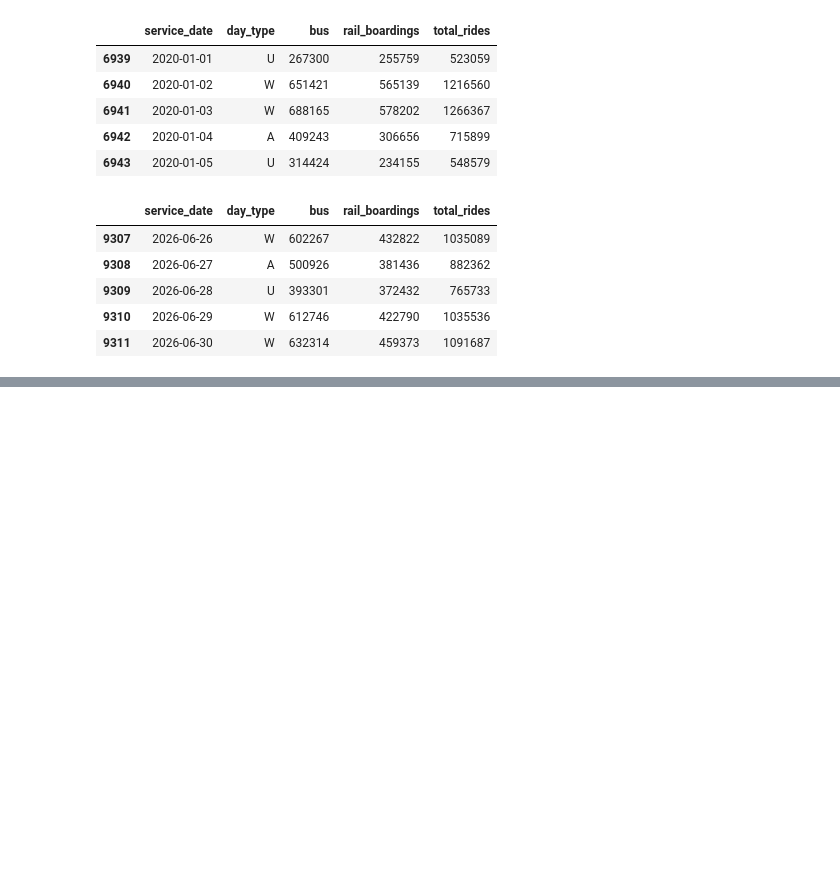
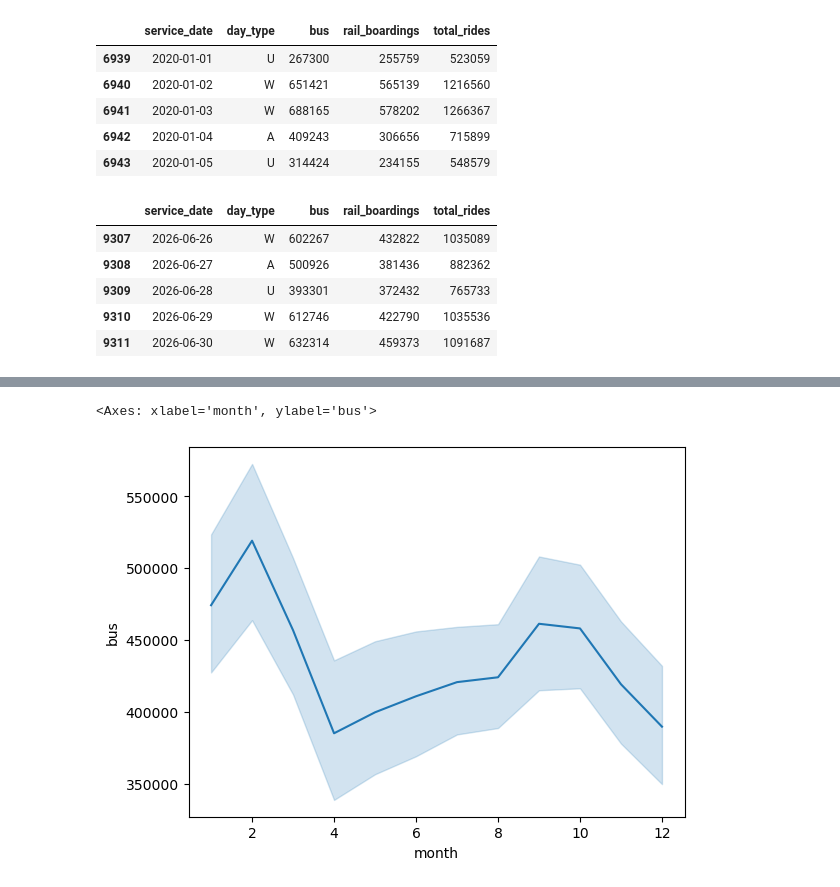
Before and after one commit to OrikG-bit/Chicago_Weather-Transportation, a Jupyter notebook: notebooks/01_transportation_bus_rail_total.ipynb, the cells around one changed output, grey strips where cells are left out. Cells and saved outputs as stored; diff of their text form; code cells hidden in the pictures; blank space fills up the shorter version.

```diff
--- a/notebooks/01_transportation_bus_rail_total.ipynb
+++ b/notebooks/01_transportation_bus_rail_total.ipynb
@@ -167,0 +218,7 @@ df_2020.tail(5)
+# %%
+df_covid["month"] = df_covid["service_date"].dt.month
+# %%
+sns.lineplot(data = df_covid, x="month", y= "bus")
+# %% [output]
+<Axes: xlabel='month', ylabel='bus'>
+[figure, added]
```
Also changed, not shown: parts of 19 cells of this notebook.
